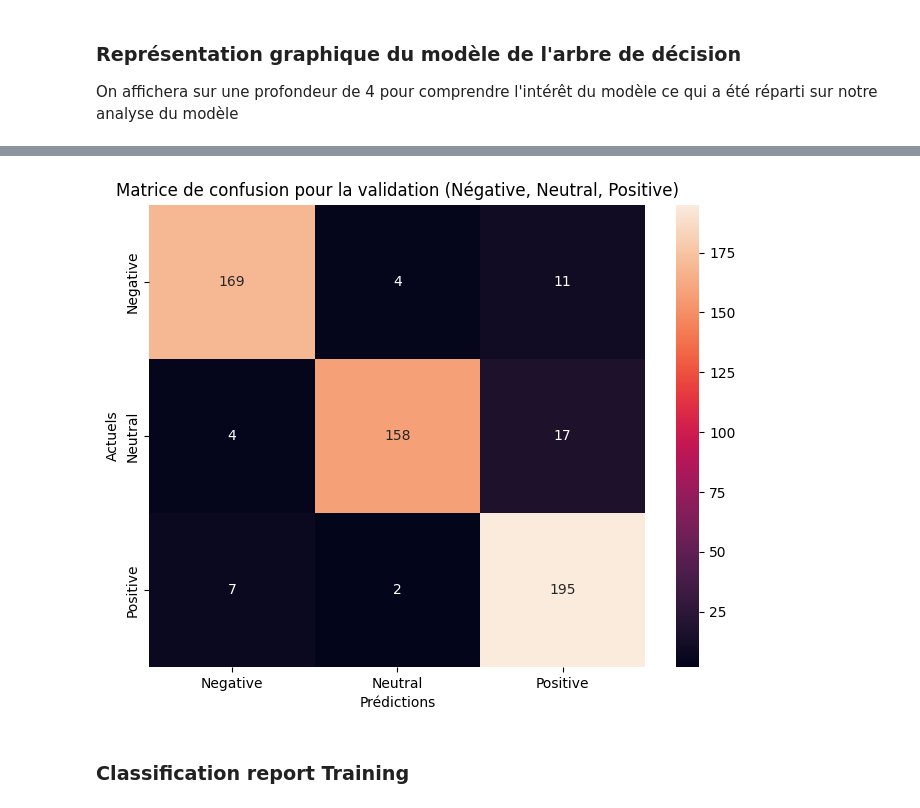
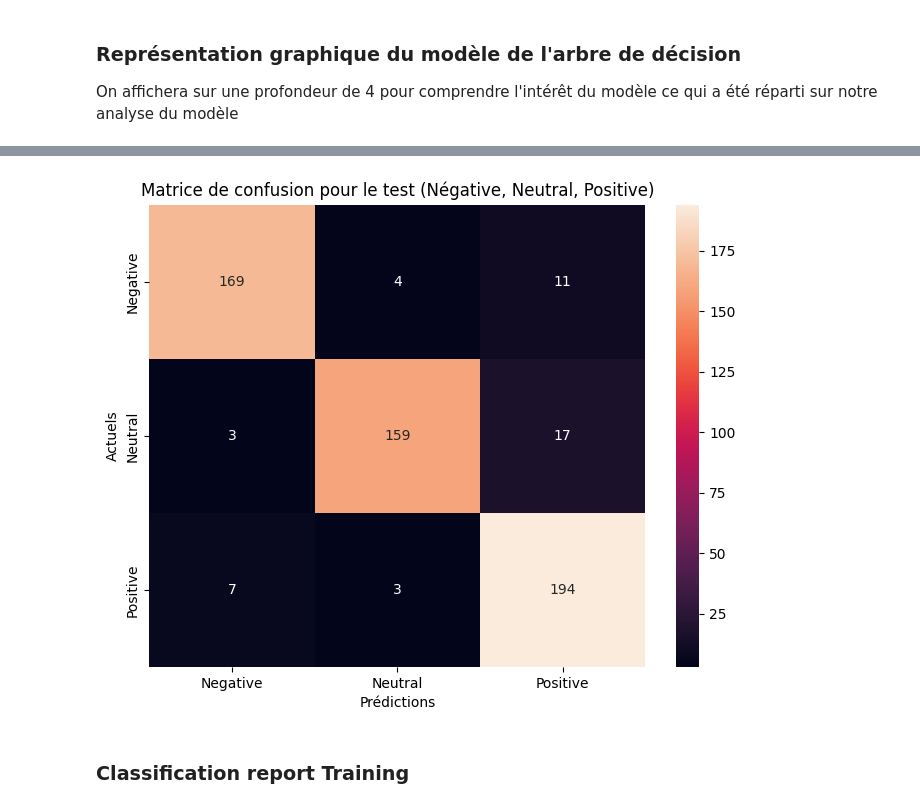
Before and after one commit to vincent-tran-94/Sentiment_Analytics_Games, a Jupyter notebook: Sentimental_tweets.ipynb, the cells around one changed output, grey strips where cells are left out. Cells and saved outputs as stored; diff of their text form; code cells hidden in the pictures.

```diff
--- a/Sentimental_tweets.ipynb
+++ b/Sentimental_tweets.ipynb
@@ -764,16 +769,16 @@ graph
 **Calcul:**
 Accuracy = ((168 + 156 + 195) / ((168 + 11 + 16) + (158 + 7 + 21) + (197 + 26 + 7))) = 0.917
 # %%
-conf_mat = confusion_matrix(y_val, y_pred)
+conf_mat = confusion_matrix(y_test, y_test_pred)
 categories = ["Negative","Neutral","Positive"]
 plt.figure(figsize=(8, 6))
 sns.heatmap(conf_mat, annot=True, fmt="d", xticklabels=categories, yticklabels=categories)
-plt.title("Matrice de confusion pour la validation (Négative, Neutral, Positive)")
+plt.title("Matrice de confusion pour le test (Négative, Neutral, Positive)")
 plt.xlabel("Prédictions")
 plt.ylabel("Actuels")
 plt.show()
 # %% [output]
-[figure, old version]
+[figure, new version]
 # %% [markdown]
 ### Classification report Training
 # %%
```
Also changed, not shown: parts of 13 cells of this notebook.
